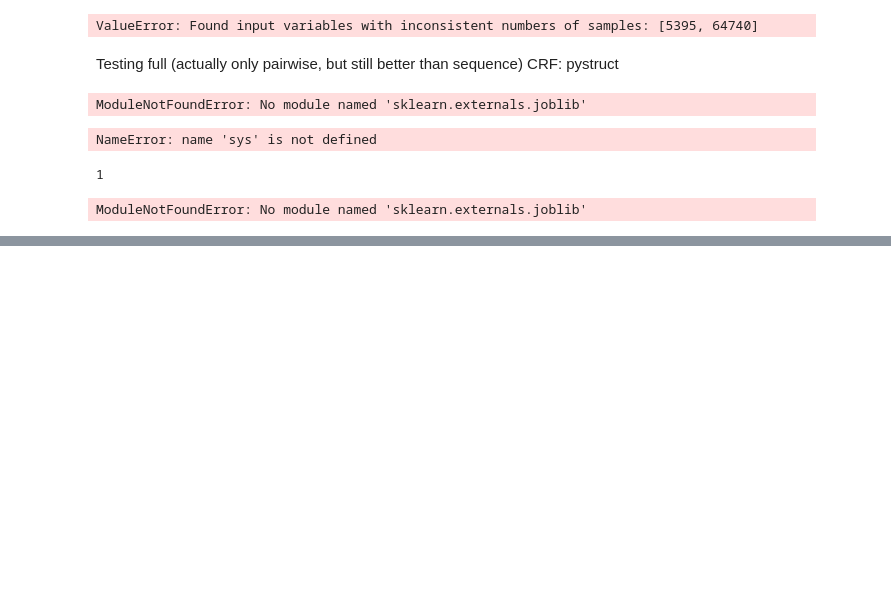
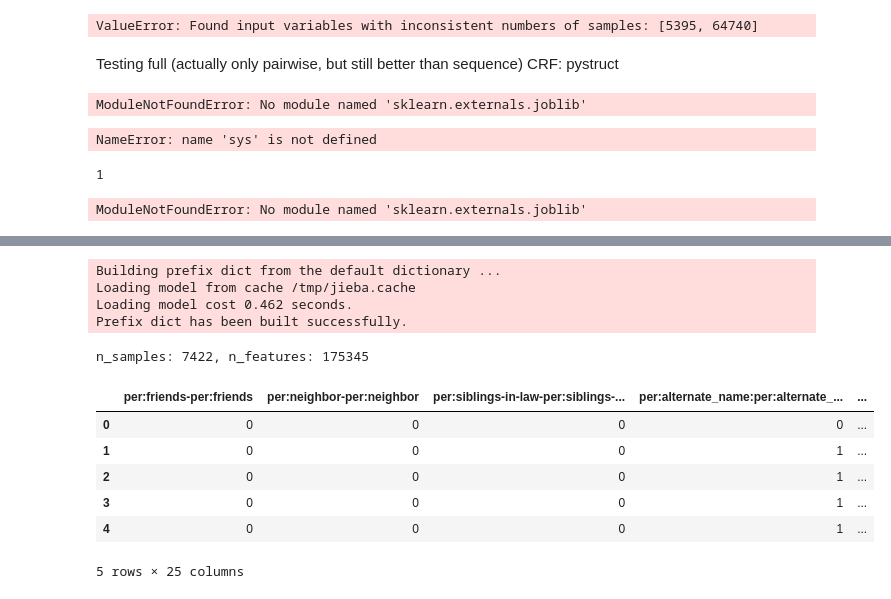
Before and after one commit to elyeb/dialog_formality, a Jupyter notebook: CRECIL_modeling_messy.ipynb, the cells around one changed output, grey strips where cells are left out. Drawn from its saved outputs; the diff is of its cells as text; code cells hidden in the pictures; blank space fills up the shorter version.

```diff
--- a/CRECIL_modeling_messy.ipynb
+++ b/CRECIL_modeling_messy.ipynb
@@ -1411,0 +2025,21 @@ dir(GraphCRF)
+# %%
+all_groups = list(set(all_groups))
+# %%
+cv = CountVectorizer(tokenizer=ch_tokenizer,ngram_range=(1,3),min_df=2,max_df=0.55)
+#train_array,
+X_train_cv = cv.fit_transform(X_train)
+
+X_train_array = X_train_cv.toarray()
+
+X_dev_cv = cv.transform(X_dev)
+X_dev_array = X_dev_cv.toarray()
+
+print("n_samples: %d, n_features: %d" % X_dev_array.shape)
+# %% [output]
+Building prefix dict from the default dictionary ...
+Loading model from cache /tmp/jieba.cache
+Loading model cost 0.462 seconds.
+Prefix dict has been built successfully.
+n_samples: 7422, n_features: 175345
+# %%
+naive_bayes_classifier = MultinomialNB()
@@ -1411,0 +2060,13 @@ dir(GraphCRF)
+# %%
+y_pred_all_df = pd.DataFrame(y_pred_all)
+y_pred_all_df = y_pred_all_df.transpose()
+y_pred_all_df.columns = all_groups
+y_pred_all_df.head()
+# %% [output]
+|  | per:friends-per:friends | per:neighbor-per:neighbor | per:siblings-in-law-per:siblings-... | per:alternate_name:per:alternate_... | ... |
+| 0 | 0 | 0 | 0 | 0 | ... |
+| 1 | 0 | 0 | 0 | 1 | ... |
+| 2 | 0 | 0 | 0 | 1 | ... |
+| 3 | 0 | 0 | 0 | 1 | ... |
+| 4 | 0 | 0 | 0 | 1 | ... |
+5 rows × 25 columns
```
Also changed, not shown: parts of 41 cells of this notebook, 1 other file.
